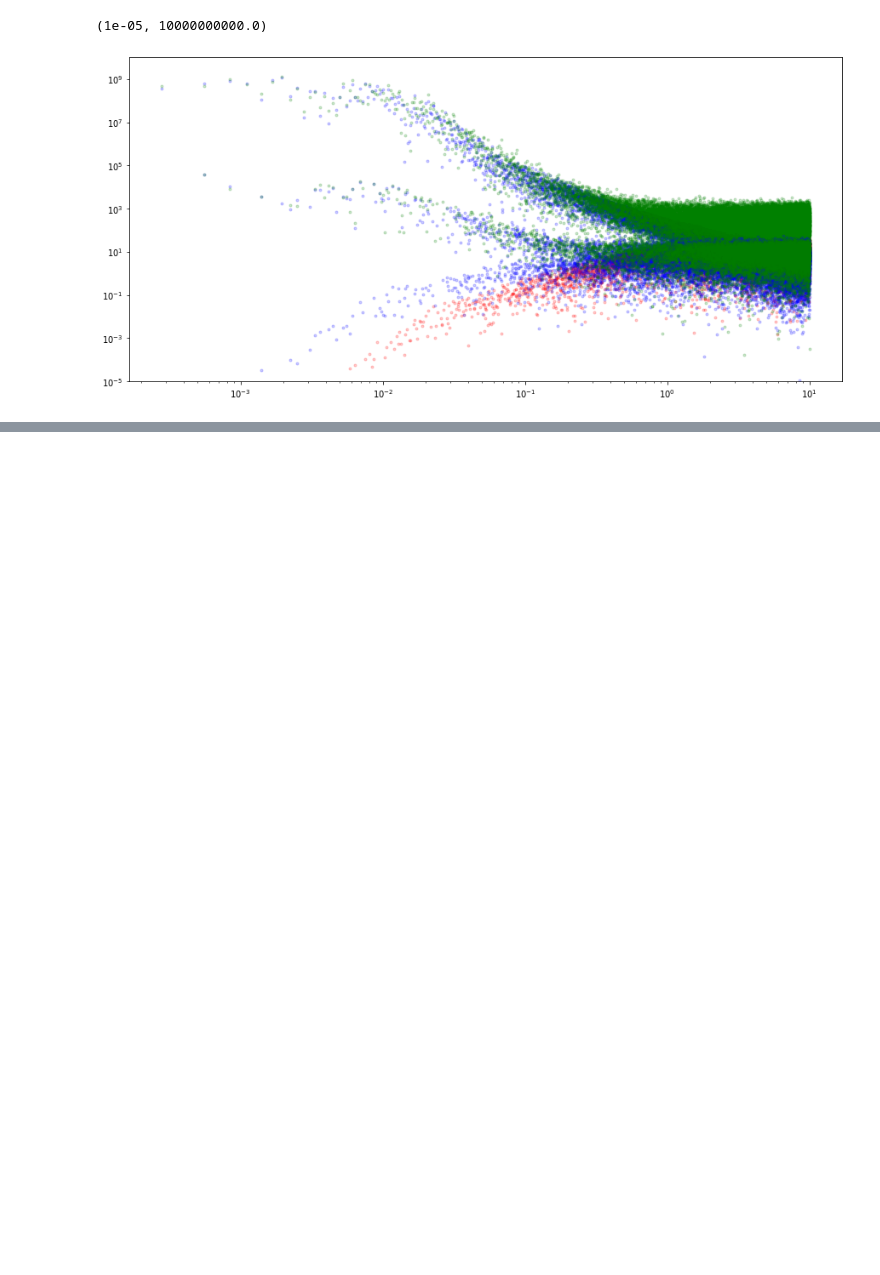
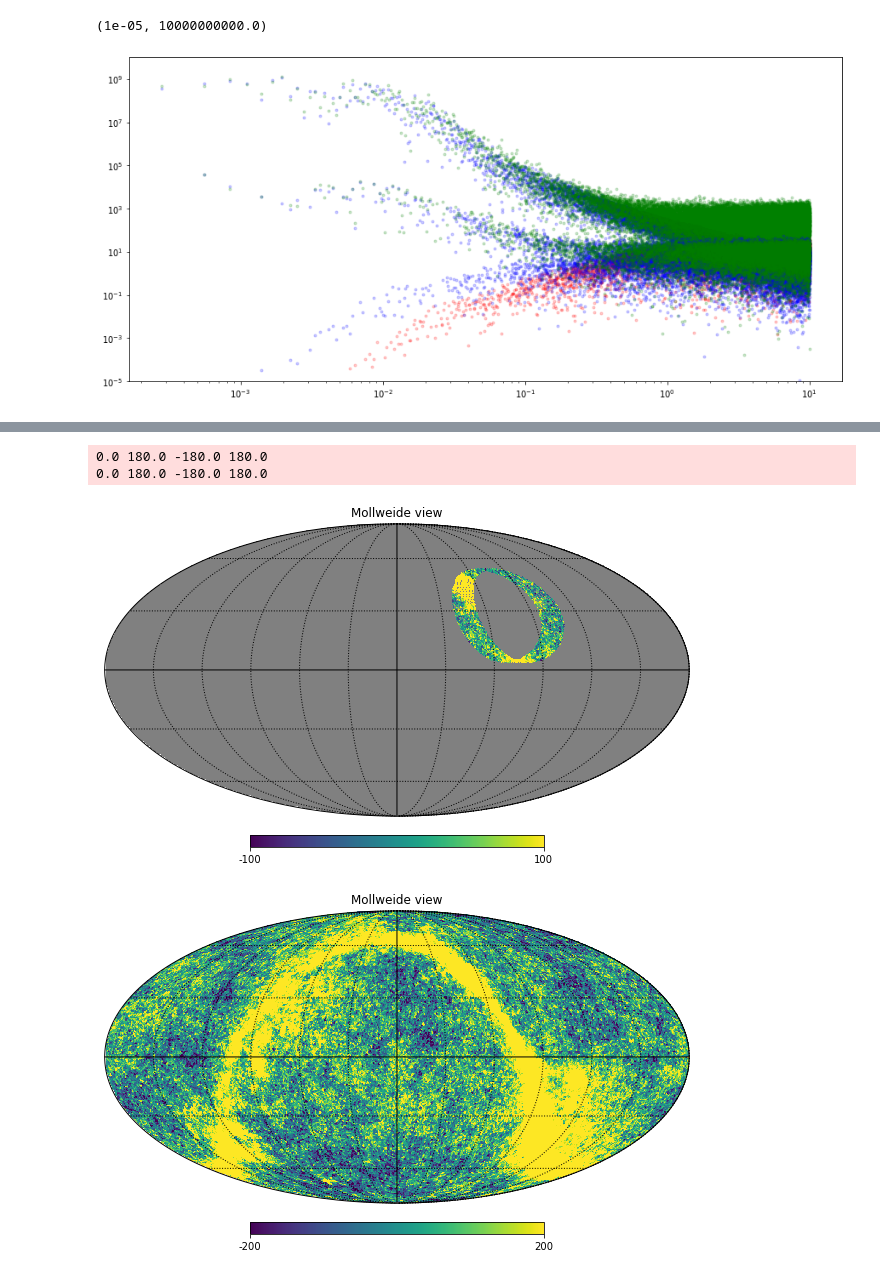
Before and after one commit to cmbgroundbased/mapmaking, a Jupyter notebook: common_modes.ipynb, the cells around one changed output, grey strips where cells are left out. Drawn from its saved outputs; the diff is of its cells as text; code cells hidden in the pictures; blank space fills up the shorter version.

```diff
--- a/common_modes.ipynb
+++ b/common_modes.ipynb
@@ -107,0 +162,10 @@ plt.ylim(-1, 1)
+# %%
+hp.mollview(mappa2/hit, min=-100, max=100, nest=True)
+hp.graticule()
+hp.mollview(sky_T, min=-200, max=200, nest=True)
+hp.graticule()
+# %% [output]
+0.0 180.0 -180.0 180.0
+0.0 180.0 -180.0 180.0
+[figure, added]
+[figure, added]
```
Also changed, not shown: parts of 11 cells of this notebook, 5 other files.
